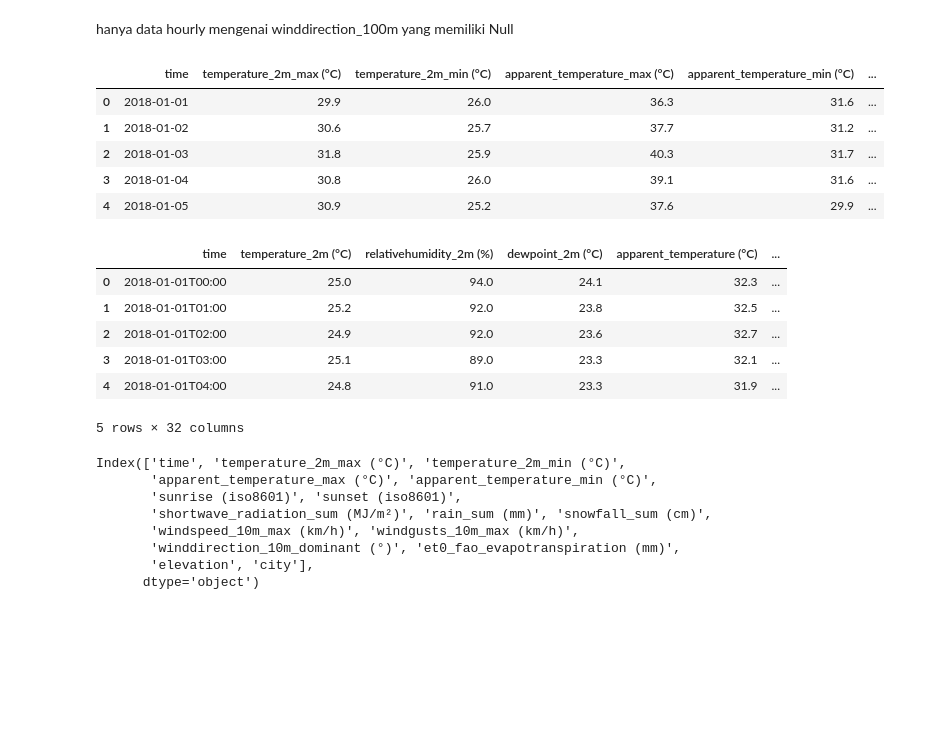
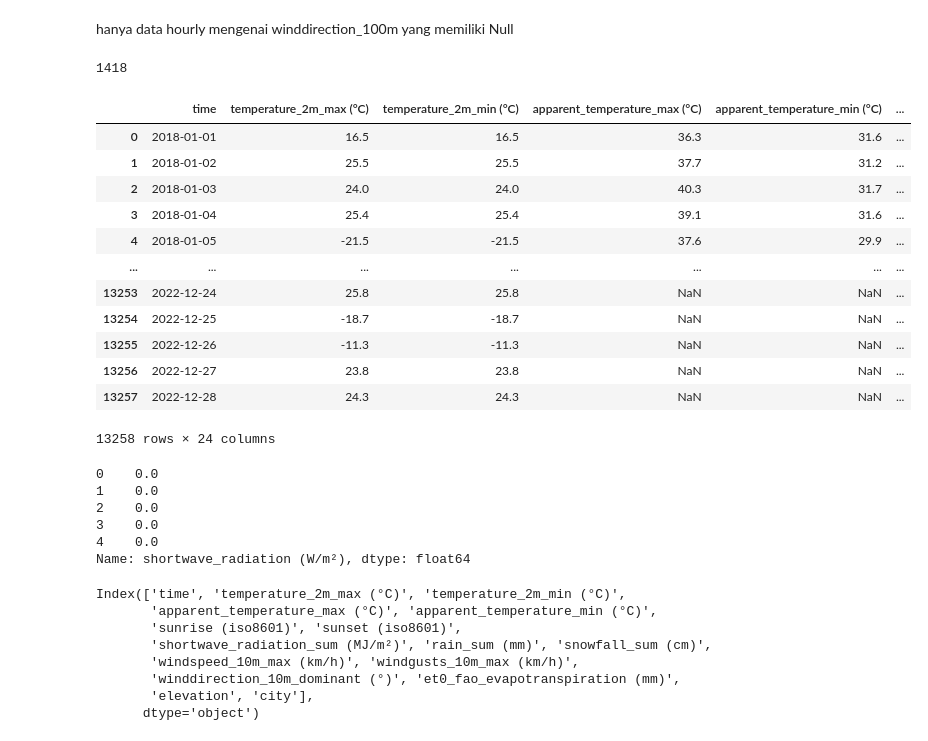
Before and after one commit to FelixFern/Arkavidia-2023-ODE, a Jupyter notebook: Arkavidia.ipynb, the cells around one changed output. Drawn from its saved outputs; the diff is of its cells as text; code cells hidden in the pictures; blank space fills up the shorter version.

```diff
--- a/Arkavidia.ipynb
+++ b/Arkavidia.ipynb
@@ -96,25 +96,35 @@ dtypes: float64(30), object(2)
 memory usage: 29.1+ MB
 # %% [markdown]
 hanya data hourly mengenai winddirection_100m yang memiliki Null
+# %%
+train_data['time'].nunique()
+# %% [output]
+1418
 # %%
-train_data.head()
+train_data
 # %% [output]
 |  | time | temperature_2m_max (°C) | temperature_2m_min (°C) | apparent_temperature_max (°C) | apparent_temperature_min (°C) | ... |
-| 0 | 2018-01-01 | 29.9 | 26.0 | 36.3 | 31.6 | ... |
-| 1 | 2018-01-02 | 30.6 | 25.7 | 37.7 | 31.2 | ... |
-| 2 | 2018-01-03 | 31.8 | 25.9 | 40.3 | 31.7 | ... |
-| 3 | 2018-01-04 | 30.8 | 26.0 | 39.1 | 31.6 | ... |
-| 4 | 2018-01-05 | 30.9 | 25.2 | 37.6 | 29.9 | ... |
+| 0 | 2018-01-01 | 16.5 | 16.5 | 36.3 | 31.6 | ... |
+| 1 | 2018-01-02 | 25.5 | 25.5 | 37.7 | 31.2 | ... |
+| 2 | 2018-01-03 | 24.0 | 24.0 | 40.3 | 31.7 | ... |
+| 3 | 2018-01-04 | 25.4 | 25.4 | 39.1 | 31.6 | ... |
+| 4 | 2018-01-05 | -21.5 | -21.5 | 37.6 | 29.9 | ... |
+| ... | ... | ... | ... | ... | ... | ... |
+| 13253 | 2022-12-24 | 25.8 | 25.8 | NaN | NaN | ... |
+| 13254 | 2022-12-25 | -18.7 | -18.7 | NaN | NaN | ... |
+| 13255 | 2022-12-26 | -11.3 | -11.3 | NaN | NaN | ... |
+| 13256 | 2022-12-27 | 23.8 | 23.8 | NaN | NaN | ... |
+| 13257 | 2022-12-28 | 24.3 | 24.3 | NaN | NaN | ... |
+13258 rows × 24 columns
 # %%
-train_h_data.head()
+train_h_data['shortwave_radiation (W/m²)'].head()
 # %% [output]
-|  | time | temperature_2m (°C) | relativehumidity_2m (%) | dewpoint_2m (°C) | apparent_temperature (°C) | ... |
-| 0 | 2018-01-01T00:00 | 25.0 | 94.0 | 24.1 | 32.3 | ... |
-| 1 | 2018-01-01T01:00 | 25.2 | 92.0 | 23.8 | 32.5 | ... |
-| 2 | 2018-01-01T02:00 | 24.9 | 92.0 | 23.6 | 32.7 | ... |
-| 3 | 2018-01-01T03:00 | 25.1 | 89.0 | 23.3 | 32.1 | ... |
-| 4 | 2018-01-01T04:00 | 24.8 | 91.0 | 23.3 | 31.9 | ... |
-5 rows × 32 columns
+0    0.0
+1    0.0
+2    0.0
+3    0.0
+4    0.0
+Name: shortwave_radiation (W/m²), dtype: float64
 # %%
 train_data.columns
 # %% [output]
```
Also changed, not shown: parts of 11 cells of this notebook.
